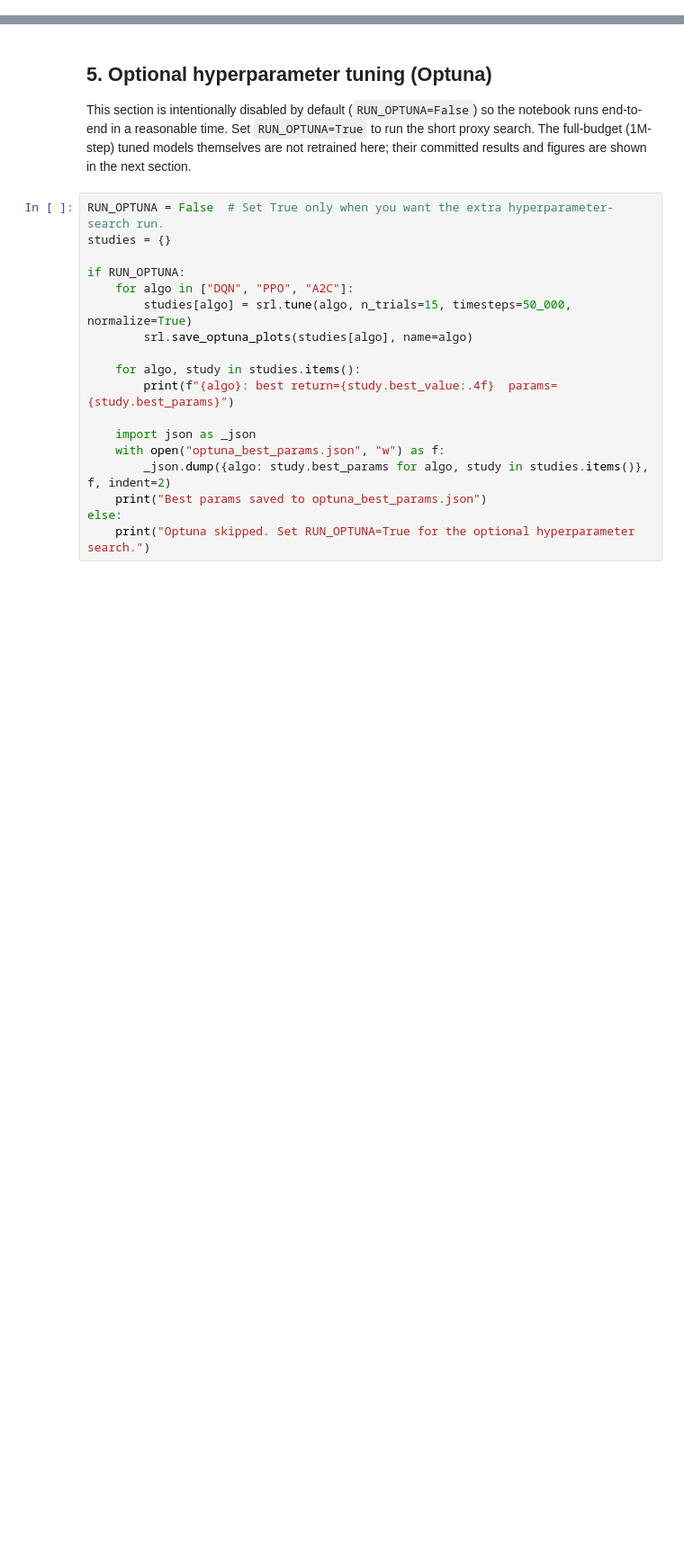
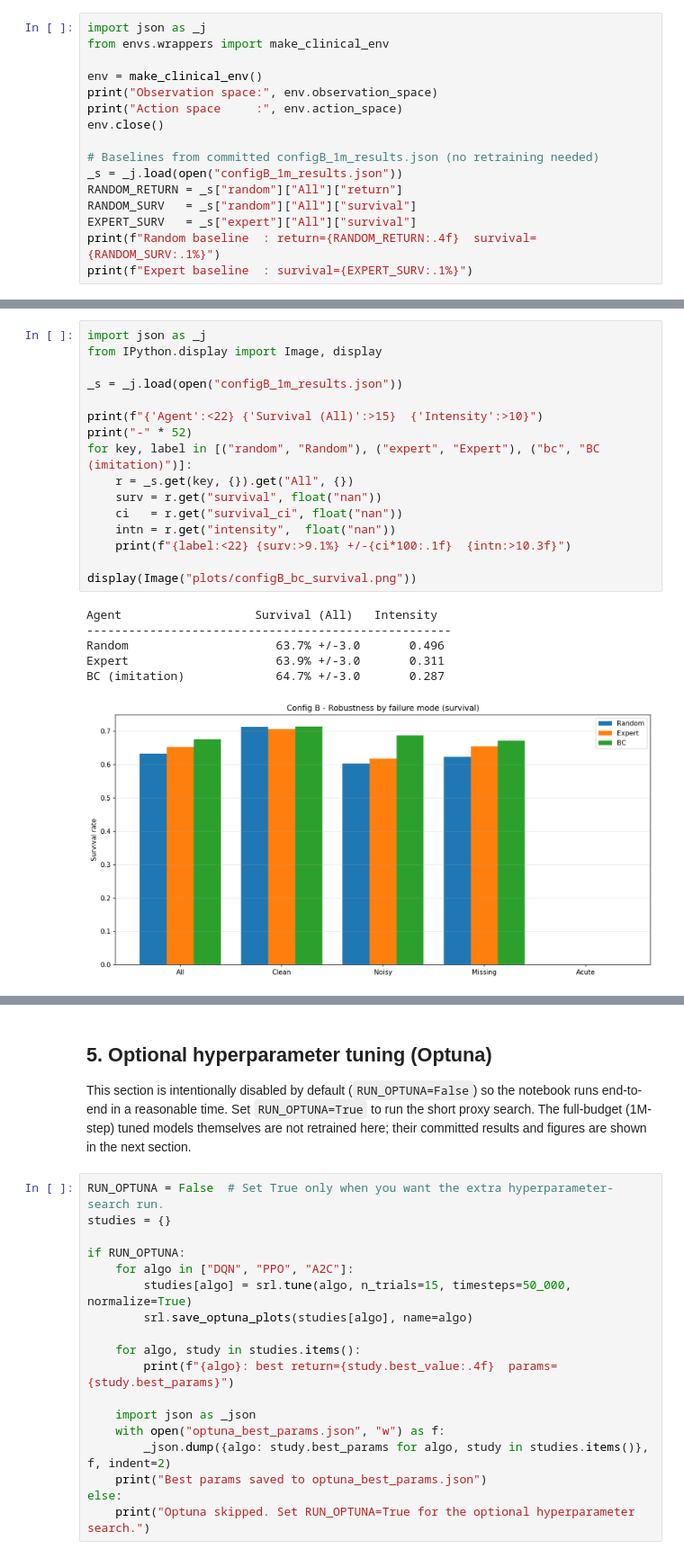
Before and after one commit to tiagoslantunes/rl-icu-sepsis, a Jupyter notebook: rl_sepsis_projectB.ipynb, the cells around one changed output, grey strips where cells are left out. Shown at 90% size. Saved outputs shown, nothing was run; the diff lists cells and outputs as text; blank space fills up the shorter version.

```diff
--- a/rl_sepsis_projectB.ipynb
+++ b/rl_sepsis_projectB.ipynb
@@ -231,0 +64,16 @@ Saved outputs\configB_robustness_survival.png
+# %%
+import json as _j
+from envs.wrappers import make_clinical_env
+
+env = make_clinical_env()
+print("Observation space:", env.observation_space)
+print("Action space     :", env.action_space)
+env.close()
+
+# Baselines from committed configB_1m_results.json (no retraining needed)
+_s = _j.load(open("configB_1m_results.json"))
+RANDOM_RETURN = _s["random"]["All"]["return"]
+RANDOM_SURV   = _s["random"]["All"]["survival"]
+EXPERT_SURV   = _s["expert"]["All"]["survival"]
+print(f"Random baseline  : return={RANDOM_RETURN:.4f}  survival={RANDOM_SURV:.1%}")
+print(f"Expert baseline  : survival={EXPERT_SURV:.1%}")
@@ -231,0 +219,23 @@ Saved outputs\configB_robustness_survival.png
+# %%
+import json as _j
+from IPython.display import Image, display
+
+_s = _j.load(open("configB_1m_results.json"))
+
+print(f"{'Agent':<22} {'Survival (All)':>15}  {'Intensity':>10}")
+print("-" * 52)
+for key, label in [("random", "Random"), ("expert", "Expert"), ("bc", "BC (imitation)")]:
+    r = _s.get(key, {}).get("All", {})
+    surv = r.get("survival", float("nan"))
+    ci   = r.get("survival_ci", float("nan"))
+    intn = r.get("intensity",  float("nan"))
+    print(f"{label:<22} {surv:>9.1%} +/-{ci*100:.1f}  {intn:>10.3f}")
+
+display(Image("plots/configB_bc_survival.png"))
+# %% [output]
+Agent                   Survival (All)   Intensity
+----------------------------------------------------
+Random                     63.7% +/-3.0       0.496
+Expert                     63.9% +/-3.0       0.311
+BC (imitation)             64.7% +/-3.0       0.287
+[figure, added]
```
Also changed, not shown: parts of 48 cells of this notebook, 28 other files.
